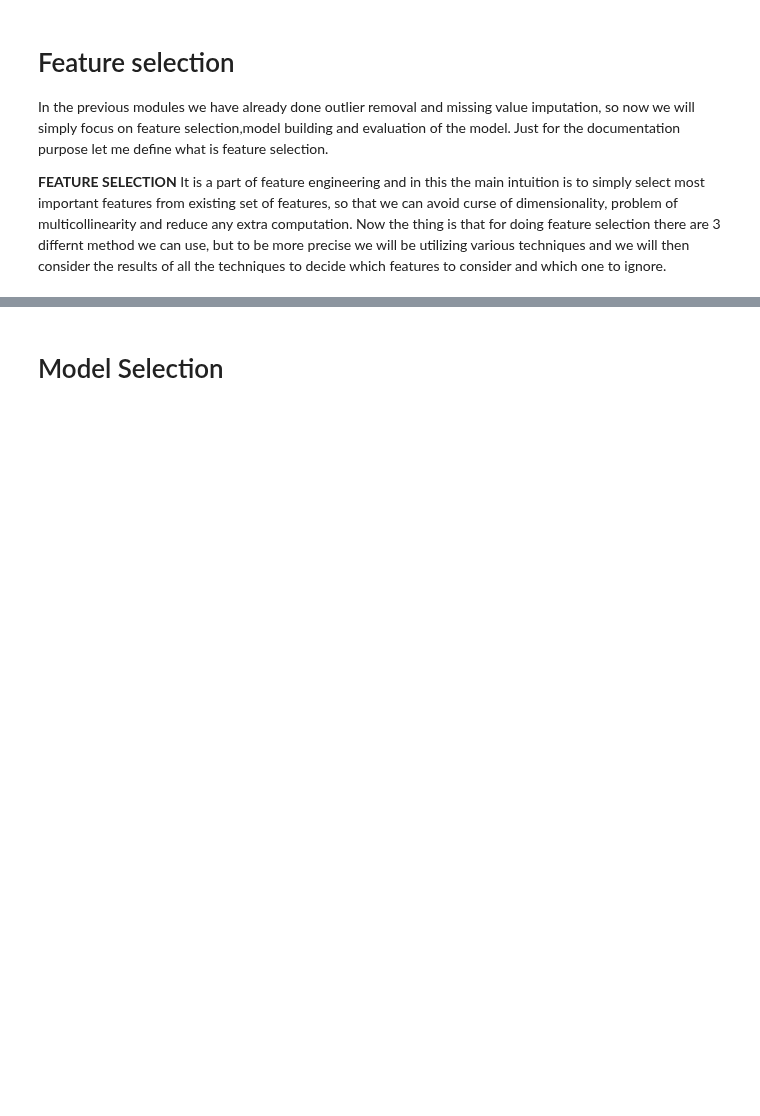
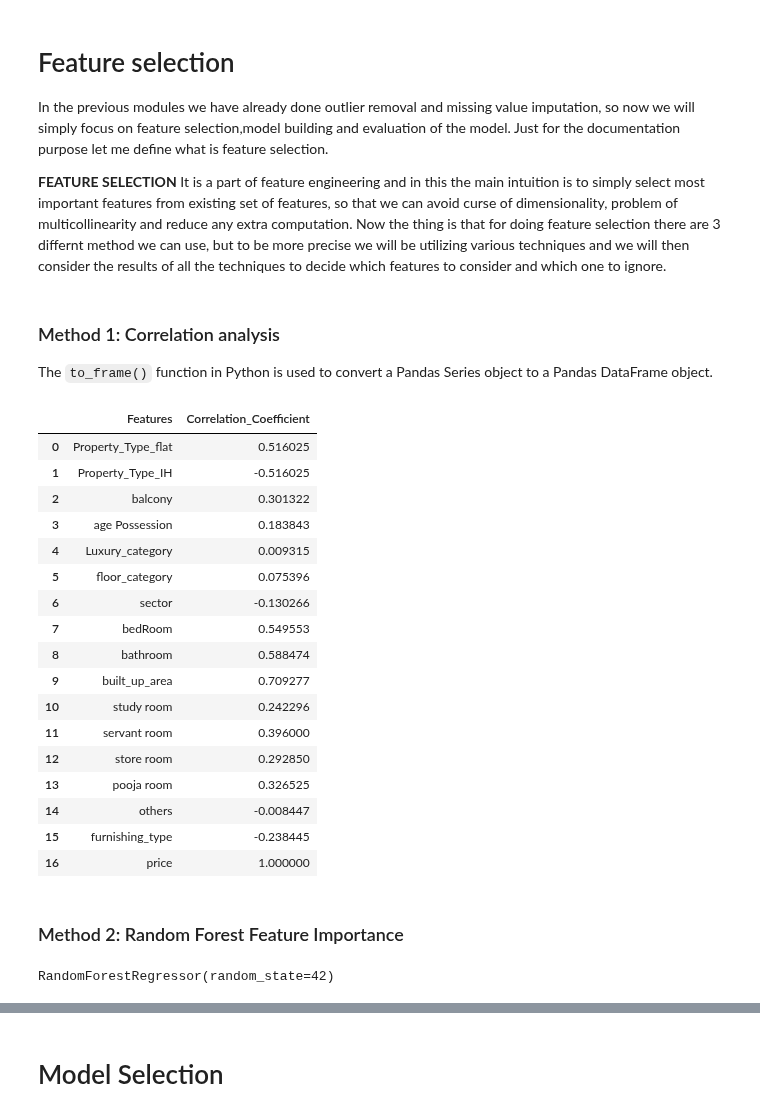
Before and after one commit to yuvraaj2002/AI_Projects, a Jupyter notebook: Find_Home.AI/Notebook_And_Dataset/Model_Building.ipynb, the cells around one changed output, grey strips where cells are left out. Cells and saved outputs as stored; diff of their text form; code cells hidden in the pictures; blank space fills up the shorter version.

```diff
--- a/Find_Home.AI/Notebook_And_Dataset/Model_Building.ipynb
+++ b/Find_Home.AI/Notebook_And_Dataset/Model_Building.ipynb
@@ -191,5 +184,10 @@ Check_df.head(3)
+# %%
+X_train['floor_category'].fillna(X_train['floor_category'].mode()[0],inplace=True)
 # %% [markdown]
 # Feature selection
 In the previous modules we have already done outlier removal and missing value imputation, so now we will simply focus on feature selection,model building and evaluation of the model. Just for the documentation purpose let me define what is feature selection.
 
 **FEATURE SELECTION** It is a part of feature engineering and in this the main intuition is to simply select most important features from existing set of features, so that we can avoid curse of dimensionality, problem of multicollinearity and reduce any extra computation. Now the thing is that for doing feature selection there are 3 differnt method we can use, but to be more precise we will be utilizing various techniques and we will then consider the results of all the techniques to decide which features to consider and which one to ignore.
+# %%
+X_train.reset_index(inplace=True,drop=True)
+y_train.reset_index(inplace=True,drop=True)
@@ -195,0 +196,32 @@ In the previous modules we have already done outlier removal and missing value i
+# %% [markdown]
+### Method 1: Correlation analysis
+The `to_frame()` function in Python is used to convert a Pandas Series object to a Pandas DataFrame object.
+# %%
+Corr_df = Temp_df.corr()['price'].to_frame().reset_index().rename(columns={'index':'Features','price':'Correlation_Coefficient'})
+Corr_df
+# %% [output]
+|  | Features | Correlation_Coefficient |
+| 0 | Property_Type_flat | 0.516025 |
+| 1 | Property_Type_IH | -0.516025 |
+| 2 | balcony | 0.301322 |
+| 3 | age Possession | 0.183843 |
+| 4 | Luxury_category | 0.009315 |
+| 5 | floor_category | 0.075396 |
+| 6 | sector | -0.130266 |
+| 7 | bedRoom | 0.549553 |
+| 8 | bathroom | 0.588474 |
+| 9 | built_up_area | 0.709277 |
+| 10 | study room | 0.242296 |
+| 11 | servant room | 0.396000 |
+| 12 | store room | 0.292850 |
+| 13 | pooja room | 0.326525 |
+| 14 | others | -0.008447 |
+| 15 | furnishing_type | -0.238445 |
+| 16 | price | 1.000000 |
+# %% [markdown]
+### Method 2: Random Forest Feature Importance
+# %%
+Rf_Model = RandomForestRegressor(n_estimators=100, random_state=42)
+Rf_Model.fit(X_train, y_train)
+# %% [output]
+RandomForestRegressor(random_state=42)
```
Also changed, not shown: parts of 23 cells of this notebook.
